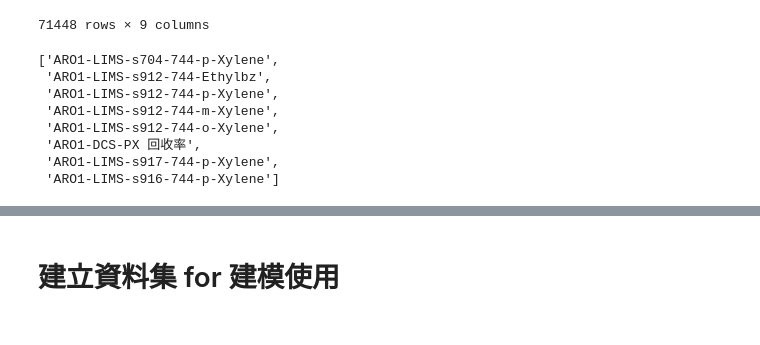
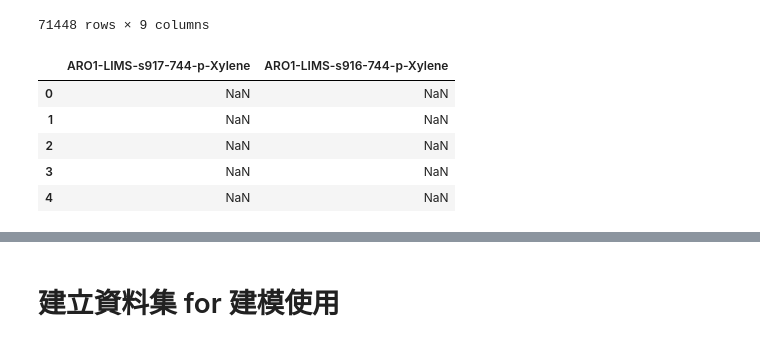
Before and after one commit to skywalker0803r/R911R912, a Jupyter notebook: notebook/preprocessing.ipynb, the cells around one changed output, grey strips where cells are left out. Saved outputs shown, nothing was run; the diff lists cells and outputs as text; code cells hidden in the pictures.

```diff
--- a/notebook/preprocessing.ipynb
+++ b/notebook/preprocessing.ipynb
@@ -135,15 +147,19 @@ df_y
 # %%
 y_col = []
 for i in df_y.columns:
     if 'Unnamed' not in i:
         y_col.append(i)
-y_col
+y_col = [
+    #"ARO1-LIMS-s912-744-p-Xylene",
+    #"ARO1-LIMS-s912-744-m-Xylene",
+    "ARO1-LIMS-s917-744-p-Xylene",
+    "ARO1-LIMS-s916-744-p-Xylene",
+]
+df_y[y_col].head()
 # %% [output]
-['ARO1-LIMS-s704-744-p-Xylene',
- 'ARO1-LIMS-s912-744-Ethylbz',
- 'ARO1-LIMS-s912-744-p-Xylene',
- 'ARO1-LIMS-s912-744-m-Xylene',
- 'ARO1-LIMS-s912-744-o-Xylene',
- 'ARO1-DCS-PX 回收率',
- 'ARO1-LIMS-s917-744-p-Xylene',
- 'ARO1-LIMS-s916-744-p-Xylene']
+|  | ARO1-LIMS-s917-744-p-Xylene | ARO1-LIMS-s916-744-p-Xylene |
+| 0 | NaN | NaN |
+| 1 | NaN | NaN |
+| 2 | NaN | NaN |
+| 3 | NaN | NaN |
+| 4 | NaN | NaN |
```
Also changed, not shown: parts of 14 cells of this notebook, 2 other files.
